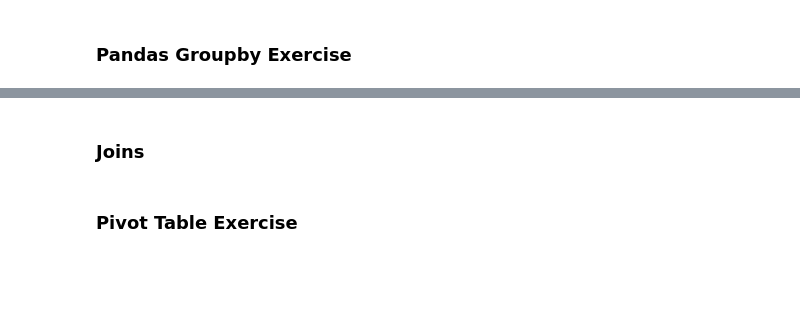
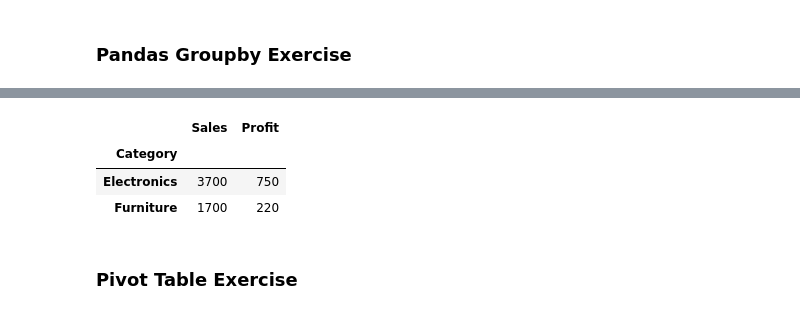
Before and after one commit to Jommanuel/My-second-notebook, a Jupyter notebook: Day 3 My Notebook (4).ipynb, the cells around one changed output, grey strips where cells are left out. Drawn from its saved outputs; the diff is of its cells as text; code cells hidden in the pictures; blank space fills up the shorter version.

```diff
--- a/Day 3 My Notebook (4).ipynb
+++ b/Day 3 My Notebook (4).ipynb
@@ -87,4 +87,4 @@ data3 = {'Region': ['North', 'North', 'South', 'South', 'East'],
         'Category': ['Electronics', 'Furniture', 'Electronics', 'Furniture', 'Electronics'],
         'Sales': [1000, 800, 1200, 900, 1500],
         'Profit': [200, 100, 250, 120, 300]}
-df = pd.DataFrame(data)
+df = pd.DataFrame(data3)
@@ -99,2 +90,0 @@ df = pd.DataFrame(data)
-# %% [markdown]
-### Joins
@@ -108,0 +91,7 @@ df2 = pd.DataFrame(data5)
+# %%
+df.groupby('Category')[['Sales','Profit']].sum()
+# %% [output]
+|  | Sales | Profit |
+| Category |  |  |
+| Electronics | 3700 | 750 |
+| Furniture | 1700 | 220 |
```
Also changed, not shown: parts of 9 cells of this notebook, 1 other file.
